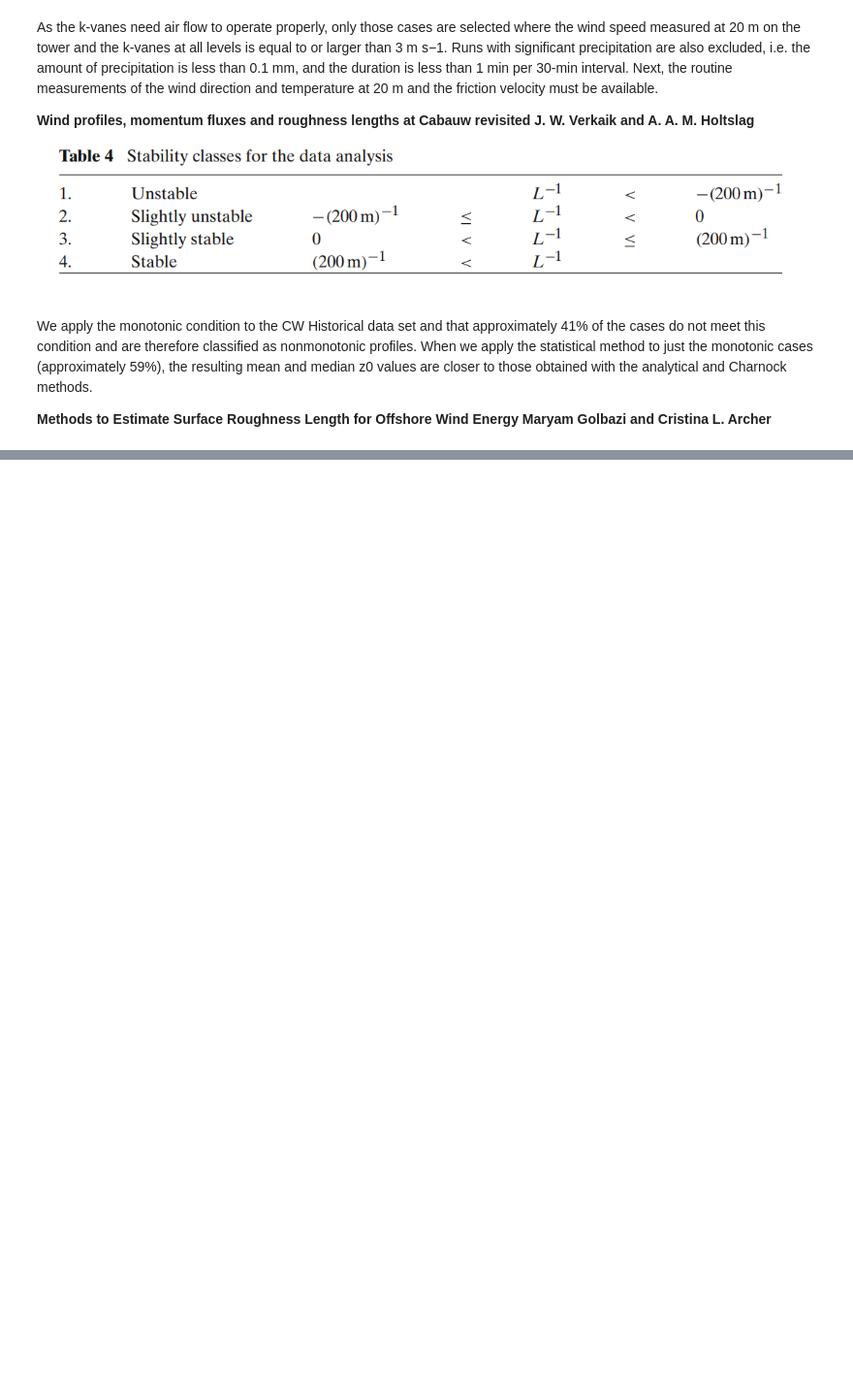
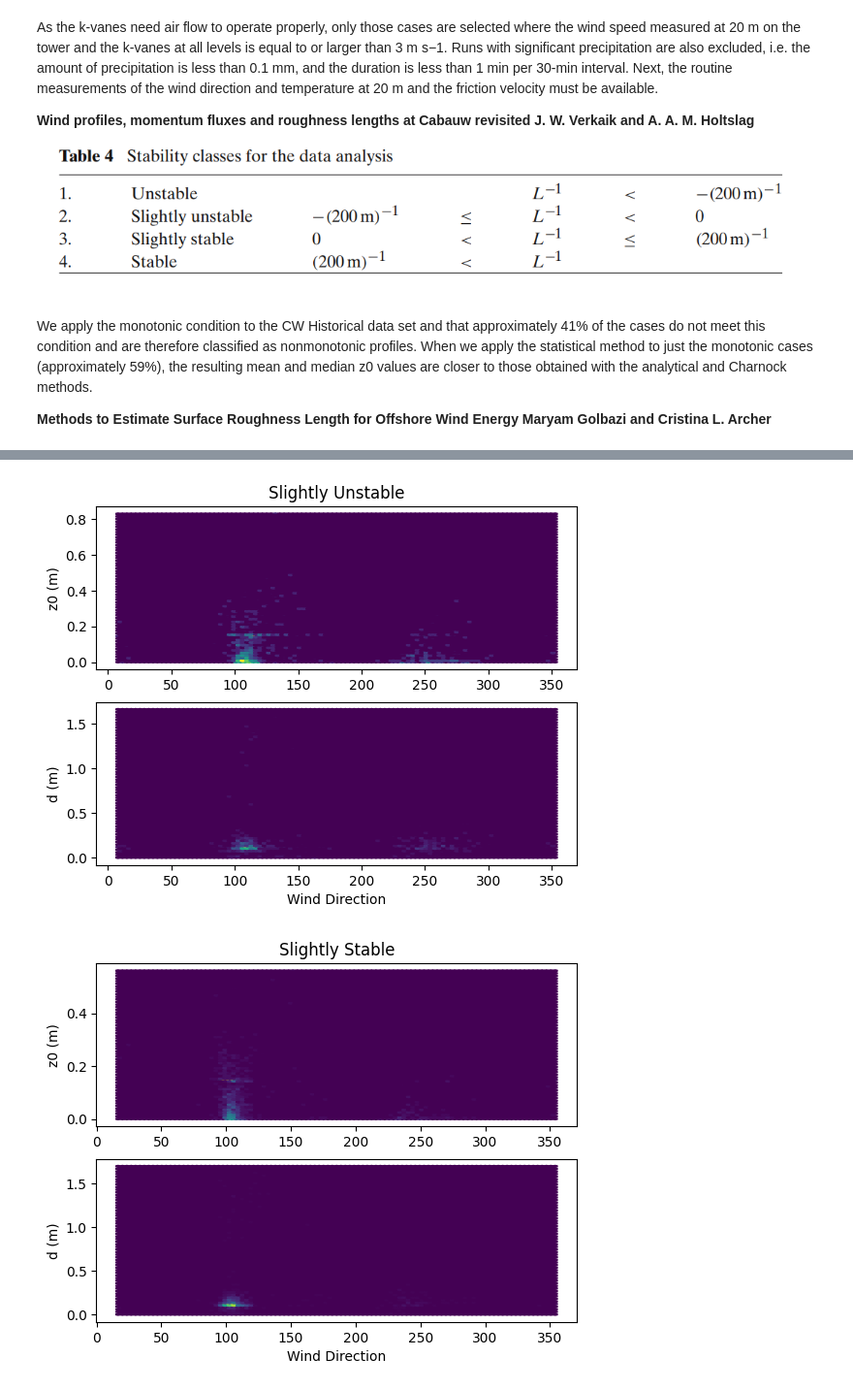
Before and after one commit to cafltar/CookIRCamET, a Jupyter notebook: profile_calculation.ipynb, the cells around one changed output, grey strips where cells are left out. Shown: that part at 97% size. Drawn from its saved outputs; the diff is of its cells as text; code cells hidden in the pictures; blank space fills up the shorter version.

```diff
--- a/profile_calculation.ipynb
+++ b/profile_calculation.ipynb
@@ -240,0 +280,15 @@ for stab in stability:
+# %%
+for stab in stability:
+    mask1 = (df_valid.Stability==stab)
+    plt.subplot(211)
+    plt.hexbin(df_valid.loc[mask1,'WindDirection'],df_valid.loc[mask1,'z0'],bins=100)
+    plt.ylabel('z0 (m)')
+    plt.title(stab)
+    plt.subplot(212)
+    plt.hexbin(df_valid.loc[mask1,'WindDirection'],df_valid.loc[mask1,'d'],bins=100)
+    plt.ylabel('d (m)')
+    plt.xlabel('Wind Direction')
+    plt.show()
+# %% [output]
+[figure, added]
+[figure, added]
```
Also changed, not shown: parts of 27 cells of this notebook, 34 other files.
